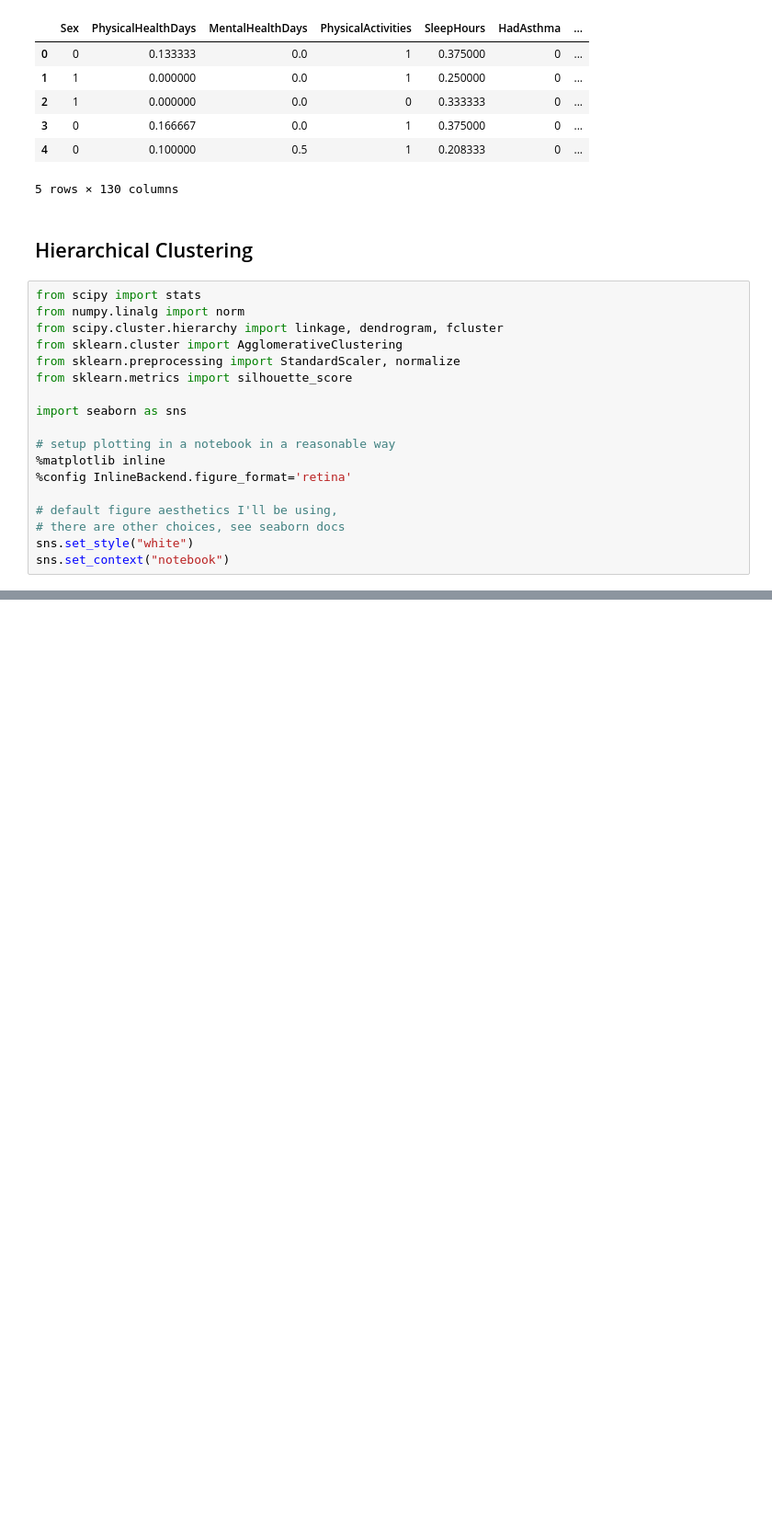
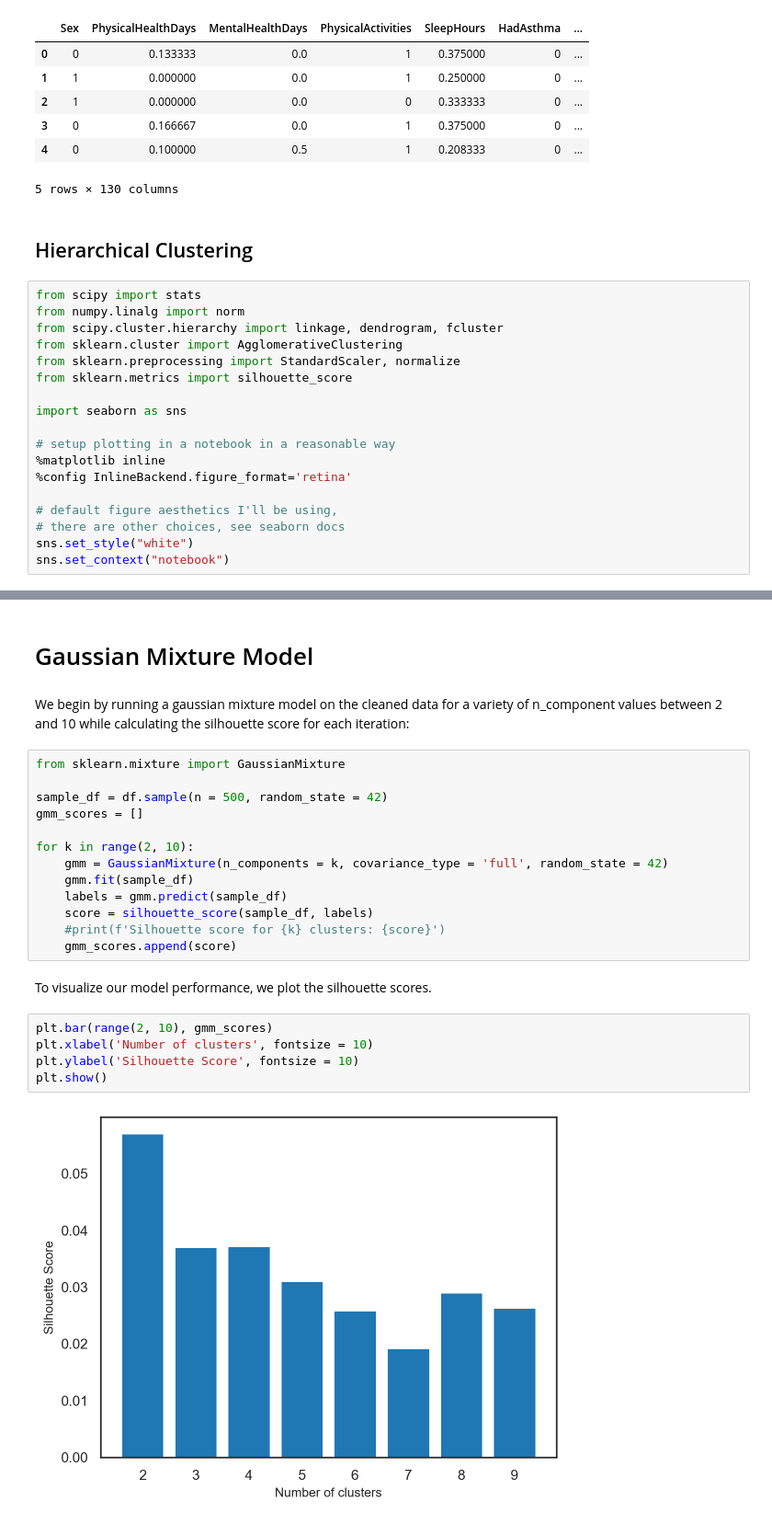
Before and after one commit to sprestrelski/heart-disease-prediction, a Jupyter notebook: Models.ipynb, the cells around one changed output, grey strips where cells are left out. Shown at 92% size. Saved outputs shown, nothing was run; the diff lists cells and outputs as text; blank space fills up the shorter version.

```diff
--- a/Models.ipynb
+++ b/Models.ipynb
@@ -267,0 +268,26 @@ array([1, 0, 0, 0, 2, 0, 1, 4, 1, 4, 0, 3, 4, 0, 1, 5, 1, 5, 1, 0, 4, 0,
+# %% [markdown]
+# Gaussian Mixture Model
+# %% [markdown]
+We begin by running a gaussian mixture model on the cleaned data for a variety of n_component values between 2 and 10 while calculating the silhouette score for each iteration:
+# %%
+from sklearn.mixture import GaussianMixture
+
+sample_df = df.sample(n = 500, random_state = 42)
+gmm_scores = []
+
+for k in range(2, 10):
+    gmm = GaussianMixture(n_components = k, covariance_type = 'full', random_state = 42)
+    gmm.fit(sample_df)
+    labels = gmm.predict(sample_df)
+    score = silhouette_score(sample_df, labels)
+    #print(f'Silhouette score for {k} clusters: {score}')
+    gmm_scores.append(score)
+# %% [markdown]
+To visualize our model performance, we plot the silhouette scores.
+# %%
+plt.bar(range(2, 10), gmm_scores)
+plt.xlabel('Number of clusters', fontsize = 10)
+plt.ylabel('Silhouette Score', fontsize = 10)
+plt.show()
+# %% [output]
+[figure, added]
```
Also changed, not shown: parts of 11 cells of this notebook.
